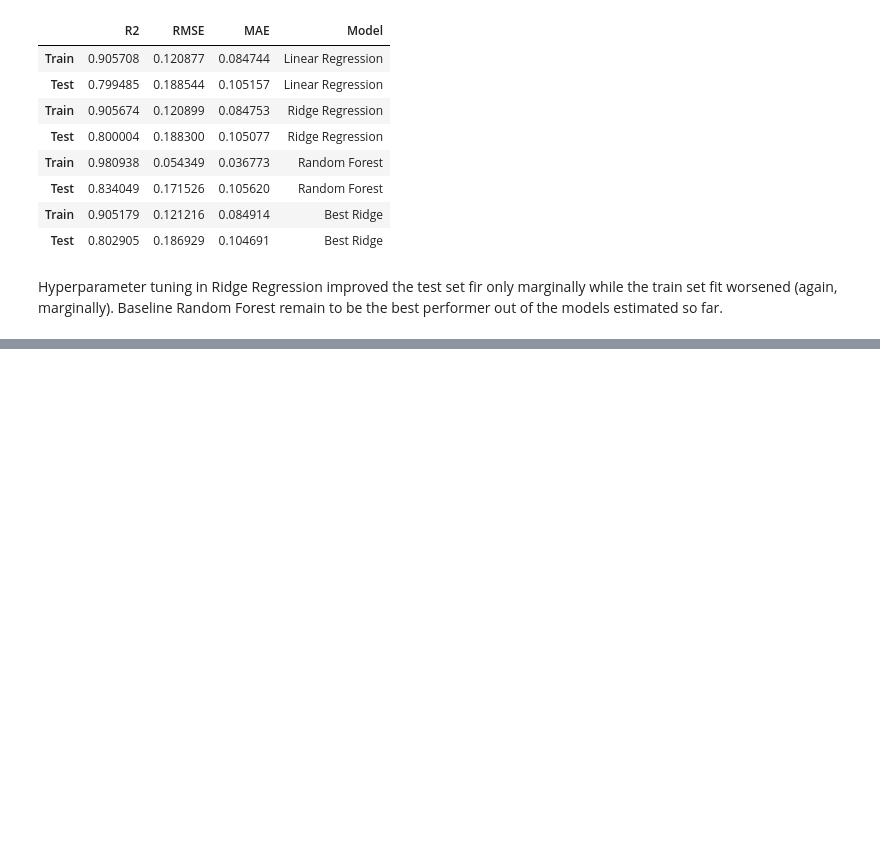
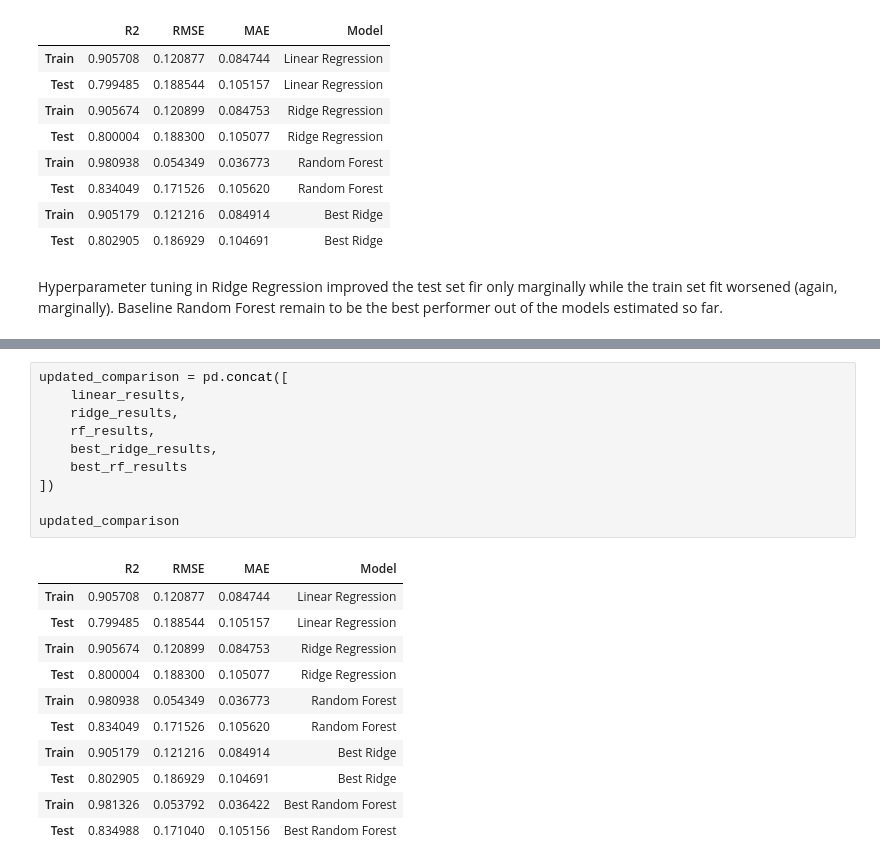
Before and after one commit to hisarciklilar/heritage-housing-issues, a Jupyter notebook: jupyter_notebooks/05_Modeling_and_ML_Pipeline.ipynb, the cells around one changed output, grey strips where cells are left out. Cells and saved outputs as stored; diff of their text form; blank space fills up the shorter version.

```diff
--- a/jupyter_notebooks/05_Modeling_and_ML_Pipeline.ipynb
+++ b/jupyter_notebooks/05_Modeling_and_ML_Pipeline.ipynb
@@ -601,0 +645,22 @@ Hyperparameter tuning in Ridge Regression improved the test set fir only margina
+# %%
+updated_comparison = pd.concat([
+    linear_results,
+    ridge_results,
+    rf_results,
+    best_ridge_results,
+    best_rf_results
+])
+
+updated_comparison
+# %% [output]
+|  | R2 | RMSE | MAE | Model |
+| Train | 0.905708 | 0.120877 | 0.084744 | Linear Regression |
+| Test | 0.799485 | 0.188544 | 0.105157 | Linear Regression |
+| Train | 0.905674 | 0.120899 | 0.084753 | Ridge Regression |
+| Test | 0.800004 | 0.188300 | 0.105077 | Ridge Regression |
+| Train | 0.980938 | 0.054349 | 0.036773 | Random Forest |
+| Test | 0.834049 | 0.171526 | 0.105620 | Random Forest |
+| Train | 0.905179 | 0.121216 | 0.084914 | Best Ridge |
+| Test | 0.802905 | 0.186929 | 0.104691 | Best Ridge |
+| Train | 0.981326 | 0.053792 | 0.036422 | Best Random Forest |
+| Test | 0.834988 | 0.171040 | 0.105156 | Best Random Forest |
```
Also changed, not shown: parts of 4 cells of this notebook.
